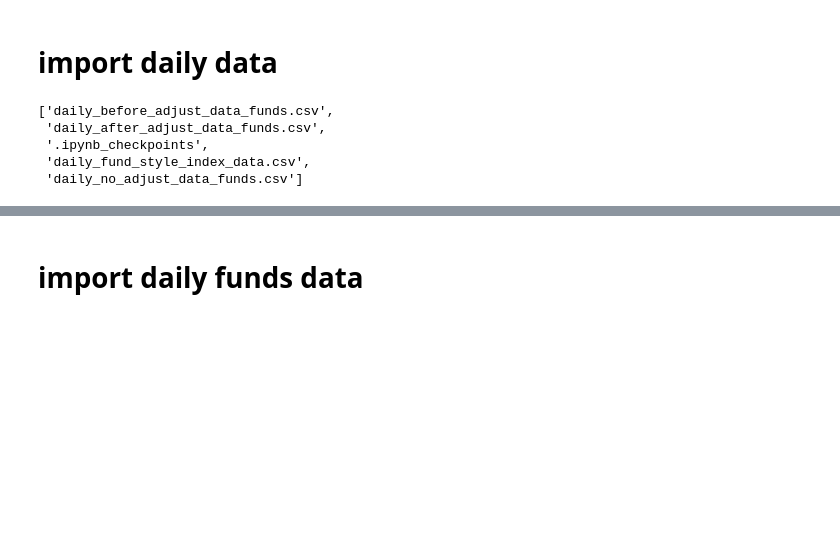
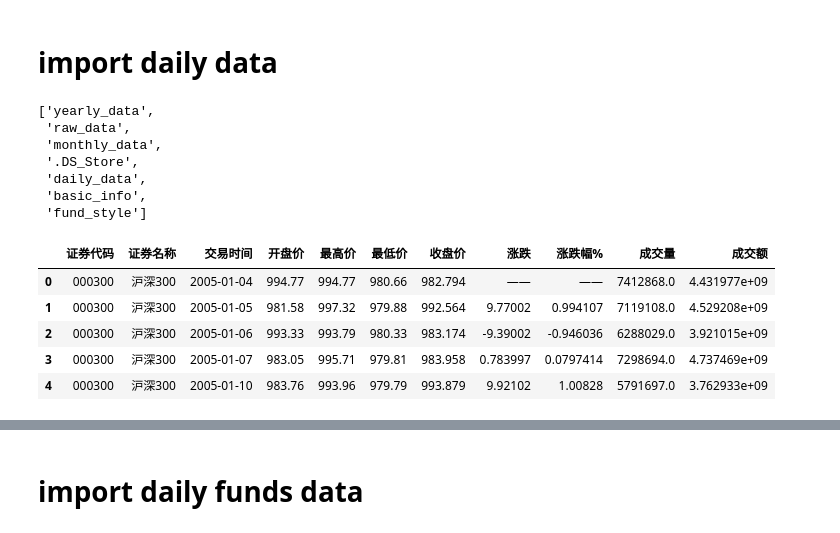
Before and after one commit to tnbaby/FileTransfer, a Jupyter notebook: daily_data_clean.ipynb, the cells around one changed output, grey strips where cells are left out. Saved outputs shown, nothing was run; the diff lists cells and outputs as text; code cells hidden in the pictures; blank space fills up the shorter version.

```diff
--- a/daily_data_clean.ipynb
+++ b/daily_data_clean.ipynb
@@ -10,12 +10,14 @@ import numpy as np
 # %% [markdown]
 # import daily data
 # %%
-os.listdir('./../data/daily_data/')
+os.listdir('./../data/')
 # %% [output]
-['daily_before_adjust_data_funds.csv',
- 'daily_after_adjust_data_funds.csv',
- '.ipynb_checkpoints',
- 'daily_fund_style_index_data.csv',
- 'daily_no_adjust_data_funds.csv']
+['yearly_data',
+ 'raw_data',
+ 'monthly_data',
+ '.DS_Store',
+ 'daily_data',
+ 'basic_info',
+ 'fund_style']
 # %%
 daily_data_dir = './../data/daily_data/'
@@ -21,0 +32,12 @@ daily_data_dir = './../data/daily_data/'
+# %%
+# fund_style = pd.read_excel(os.path.join(fund_style_dir+'daily', 'zz500g_daily.xls'), encoding='utf-8')
+os.listdir(fund_style_dir+'daily/')
+hs300 = pd.read_excel(os.path.join(fund_style_dir+'daily/', 'hs300_daily.xls'), encoding='utf-8')
+hs300.head()
+# %% [output]
+|  | 证券代码 | 证券名称 | 交易时间 | 开盘价 | 最高价 | 最低价 | 收盘价 | 涨跌 | 涨跌幅% | 成交量 | 成交额 |
+| 0 | 000300 | 沪深300 | 2005-01-04 | 994.77 | 994.77 | 980.66 | 982.794 | —— | —— | 7412868.0 | 4.431977e+09 |
+| 1 | 000300 | 沪深300 | 2005-01-05 | 981.58 | 997.32 | 979.88 | 992.564 | 9.77002 | 0.994107 | 7119108.0 | 4.529208e+09 |
+| 2 | 000300 | 沪深300 | 2005-01-06 | 993.33 | 993.79 | 980.33 | 983.174 | -9.39002 | -0.946036 | 6288029.0 | 3.921015e+09 |
+| 3 | 000300 | 沪深300 | 2005-01-07 | 983.05 | 995.71 | 979.81 | 983.958 | 0.783997 | 0.0797414 | 7298694.0 | 4.737469e+09 |
+| 4 | 000300 | 沪深300 | 2005-01-10 | 983.76 | 993.96 | 979.79 | 993.879 | 9.92102 | 1.00828 | 5791697.0 | 3.762933e+09 |
```
Also changed, not shown: parts of 83 cells of this notebook, 1 other file.
